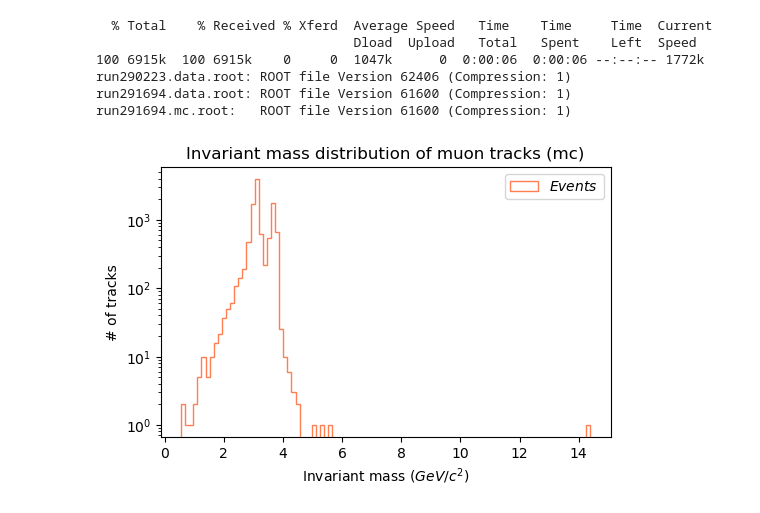
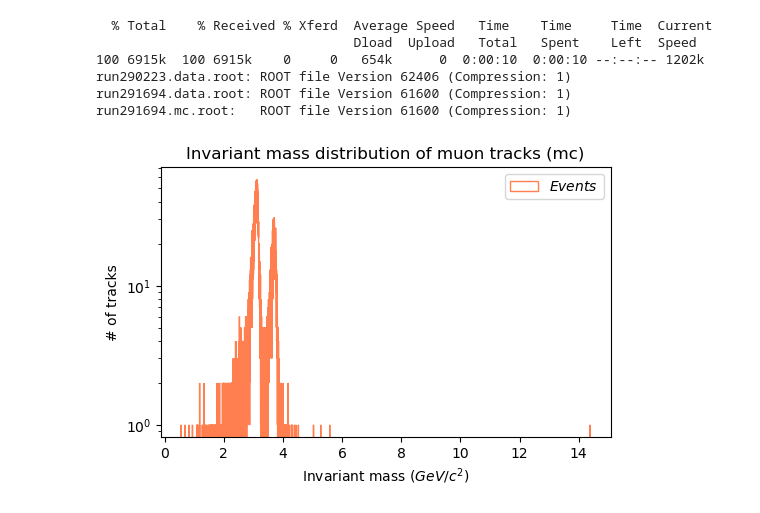
Before and after one commit to nantes-m2-rps-exp/qqbar2mumu-2022, a Jupyter notebook: notebooks/geometric_parameters.ipynb, the cells around one changed output. Drawn from its saved outputs; the diff is of its cells as text; code cells hidden in the pictures.

```diff
--- a/notebooks/geometric_parameters.ipynb
+++ b/notebooks/geometric_parameters.ipynb
@@ -195,36 +195,36 @@ for event in m[m.nMuons==2]:
         energy = np.append(energy, t["E"])
         momentum_x = np.append(momentum_x, t["Px"])
         momentum_y = np.append(momentum_y, t["Py"])
         momentum_z = np.append(momentum_z, t["Pz"])
         if (t["Charge"] == 1):
             charge[i] = 1
         elif (t["Charge"] == -1):
             charge[i] = -1
         i += 1
     if charge[0] != charge[1]:
         totalMomentum[0] = np.sum(momentum_x)
         totalMomentum[1] = np.sum(momentum_y)
         totalMomentum[2] = np.sum(momentum_z)
         totalMomentum_norm = mag(totalMomentum[0], totalMomentum[1], totalMomentum[2])
         totalEnergy = np.sum(energy)
         invariantMass = np.append(invariantMass, invMass(totalMomentum_norm, totalEnergy))
 
 fig = plt.figure(figsize=(5,3))
 axes = fig.add_axes([0.1,0.1,0.9,0.9])
 axes.set_title("Invariant mass distribution of muon tracks (mc)")
 axes.set_xlabel("Invariant mass ($GeV/c^2$)")
 axes.set_ylabel("# of tracks")
 axes.set_yscale("log")
-axes.hist(invariantMass,bins=100,label="$Events$",color='coral',histtype='step');
+axes.hist(invariantMass,bins=10000,label="$Events$",color='coral',histtype='step');
 axes.legend();
 # %% [output]
   % Total    % Received % Xferd  Average Speed   Time    Time     Time  Current
                                  Dload  Upload   Total   Spent    Left  Speed
-100 6915k  100 6915k    0     0  1047k      0  0:00:06  0:00:06 --:--:-- 1772k
+100 6915k  100 6915k    0     0   654k      0  0:00:10  0:00:10 --:--:-- 1202k
 run290223.data.root: ROOT file Version 62406 (Compression: 1)
 run291694.data.root: ROOT file Version 61600 (Compression: 1)
 run291694.mc.root:   ROOT file Version 61600 (Compression: 1)
-[figure, old version]
+[figure, new version]
 # %%
 import uproot
 import awkward as ak
```
Also changed, not shown: parts of 6 cells of this notebook, 1 other file.
